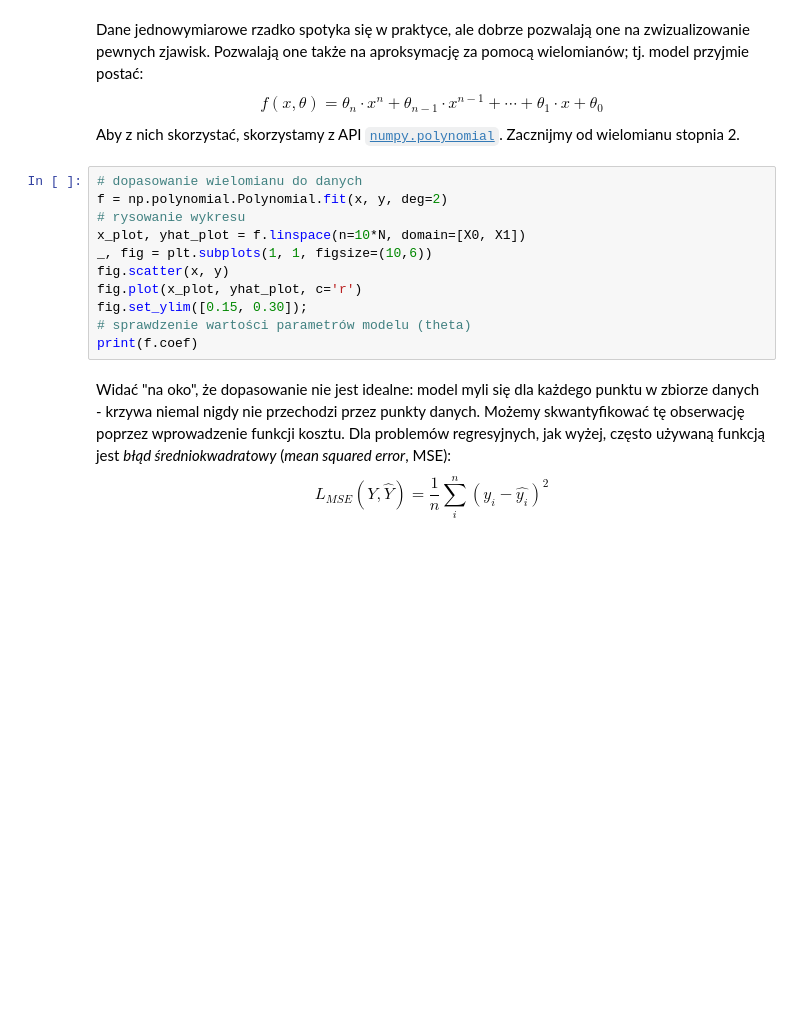
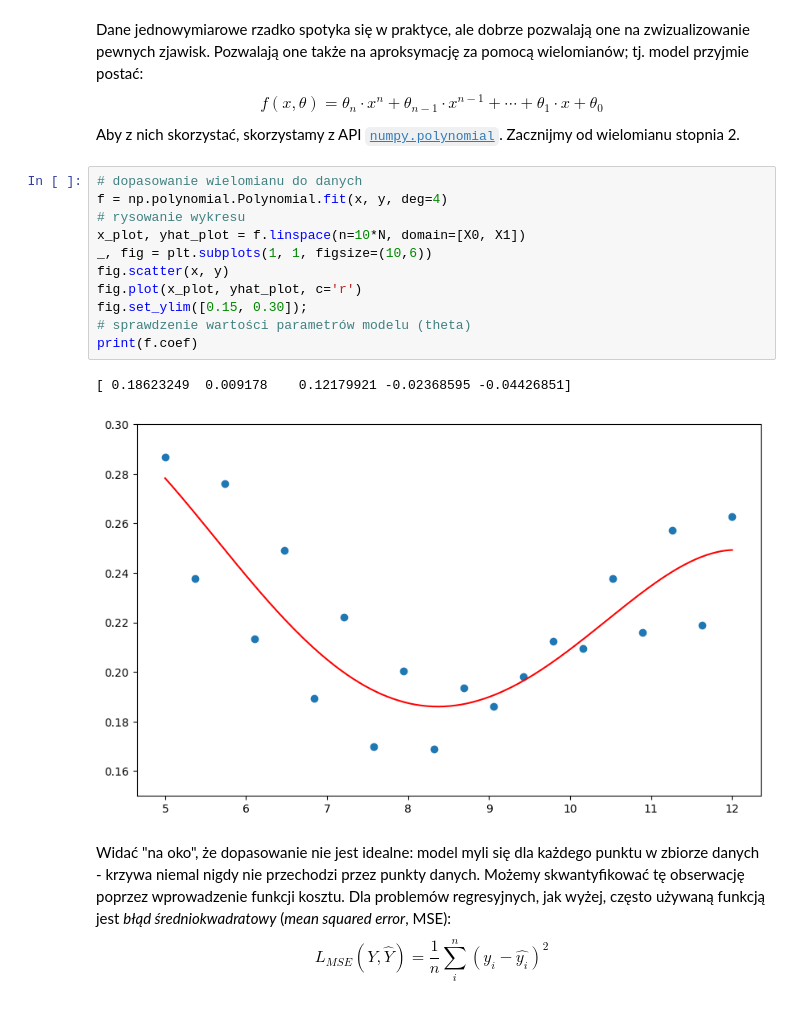
Before and after one commit to Zajecia-na-PWr-LR/lista-3-RafalBalicki, a Jupyter notebook: UM_inz_L3_tutorial.ipynb, the cells around one changed output. Saved outputs shown, nothing was run; the diff lists cells and outputs as text; blank space fills up the shorter version.

```diff
--- a/UM_inz_L3_tutorial.ipynb
+++ b/UM_inz_L3_tutorial.ipynb
@@ -82,15 +85,18 @@ Aby z nich skorzystać, skorzystamy z API [`numpy.polynomial`](https://numpy.org
 Zacznijmy od wielomianu stopnia 2.
 # %%
 # dopasowanie wielomianu do danych
-f = np.polynomial.Polynomial.fit(x, y, deg=2)
+f = np.polynomial.Polynomial.fit(x, y, deg=4)
 # rysowanie wykresu
 x_plot, yhat_plot = f.linspace(n=10*N, domain=[X0, X1])
 _, fig = plt.subplots(1, 1, figsize=(10,6))
 fig.scatter(x, y)
 fig.plot(x_plot, yhat_plot, c='r')
 fig.set_ylim([0.15, 0.30]);
 # sprawdzenie wartości parametrów modelu (theta)
 print(f.coef)
+# %% [output]
+[ 0.18623249  0.009178    0.12179921 -0.02368595 -0.04426851]
+[figure, added]
 # %% [markdown]
 Widać "na oko", że dopasowanie nie jest idealne: model myli się dla każdego punktu w zbiorze danych - krzywa niemal nigdy nie przechodzi przez punkty danych.
 Możemy skwantyfikować tę obserwację poprzez wprowadzenie funkcji kosztu.
```
Also changed, not shown: parts of 3 cells of this notebook, 2 other files.
